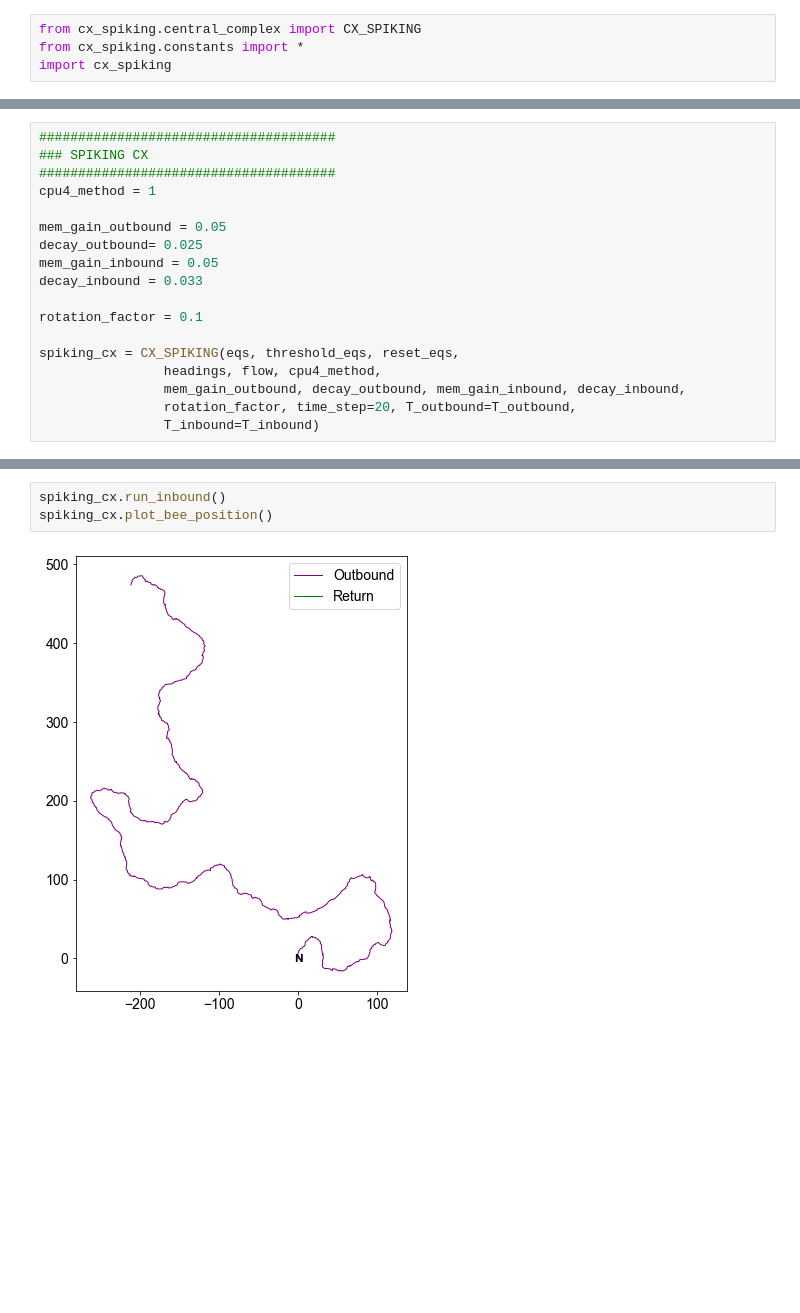
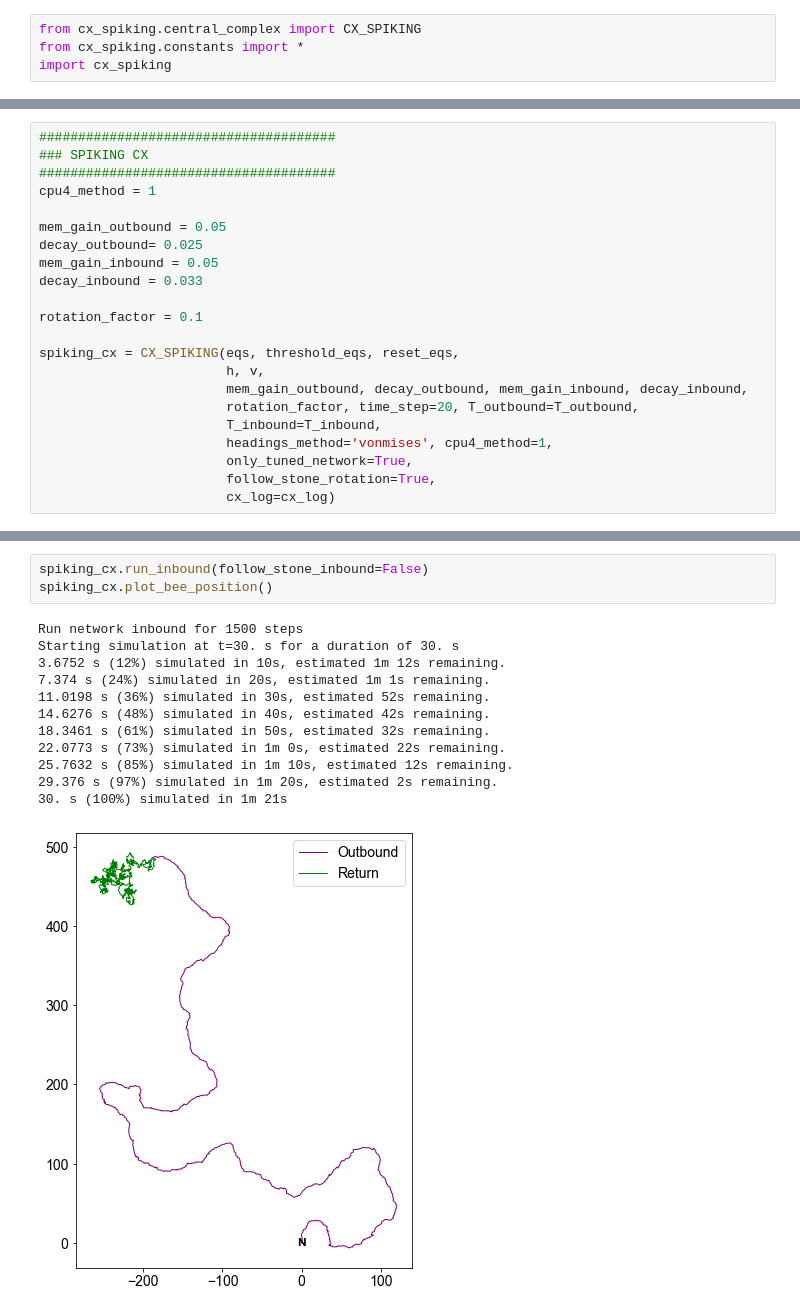
Before and after one commit to filippoferrari/CX_Path_Integration, a Jupyter notebook: notebooks/cx_class.ipynb, the cells around one changed output, grey strips where cells are left out. Cells and saved outputs as stored; diff of their text form; blank space fills up the shorter version.

```diff
--- a/notebooks/cx_class.ipynb
+++ b/notebooks/cx_class.ipynb
@@ -70,10 +62,14 @@ decay_inbound = 0.033
 rotation_factor = 0.1
 
 spiking_cx = CX_SPIKING(eqs, threshold_eqs, reset_eqs,
-                headings, flow, cpu4_method,
-                mem_gain_outbound, decay_outbound, mem_gain_inbound, decay_inbound,
-                rotation_factor, time_step=20, T_outbound=T_outbound,
-                T_inbound=T_inbound)
+                        h, v,
+                        mem_gain_outbound, decay_outbound, mem_gain_inbound, decay_inbound,
+                        rotation_factor, time_step=20, T_outbound=T_outbound,
+                        T_inbound=T_inbound,
+                        headings_method='vonmises', cpu4_method=1,
+                        only_tuned_network=True,
+                        follow_stone_rotation=True,
+                        cx_log=cx_log)
 # %%
 spiking_cx.run_outbound()
 spiking_cx.plot_bee_position()
@@ -97,5 +89,16 @@ Starting simulation at t=0. s for a duration of 30. s
 # %%
-spiking_cx.run_inbound()
+spiking_cx.run_inbound(follow_stone_inbound=False)
 spiking_cx.plot_bee_position()
 # %% [output]
+Run network inbound for 1500 steps
+Starting simulation at t=30. s for a duration of 30. s
+3.6752 s (12%) simulated in 10s, estimated 1m 12s remaining.
+7.374 s (24%) simulated in 20s, estimated 1m 1s remaining.
+11.0198 s (36%) simulated in 30s, estimated 52s remaining.
+14.6276 s (48%) simulated in 40s, estimated 42s remaining.
+18.3461 s (61%) simulated in 50s, estimated 32s remaining.
+22.0773 s (73%) simulated in 1m 0s, estimated 22s remaining.
+25.7632 s (85%) simulated in 1m 10s, estimated 12s remaining.
+29.376 s (97%) simulated in 1m 20s, estimated 2s remaining.
+30. s (100%) simulated in 1m 21s
-[figure, old version]
+[figure, new version]
```
Also changed, not shown: parts of 12 cells of this notebook, 50 other files.
